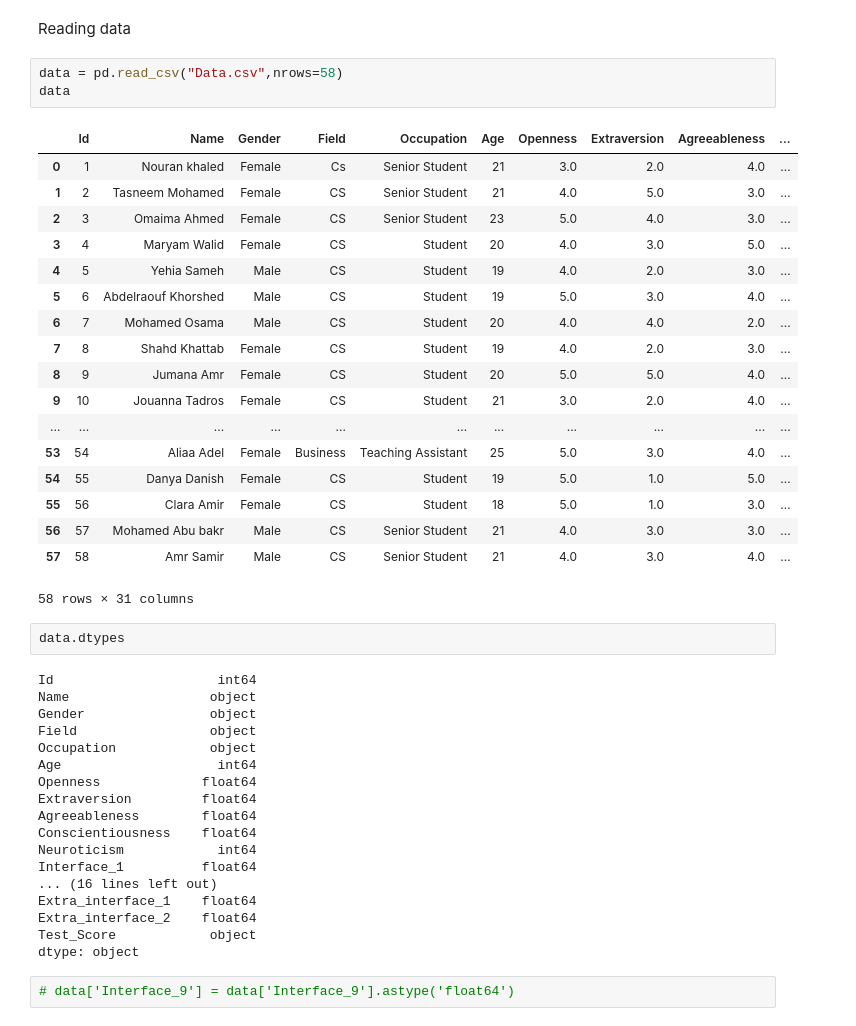
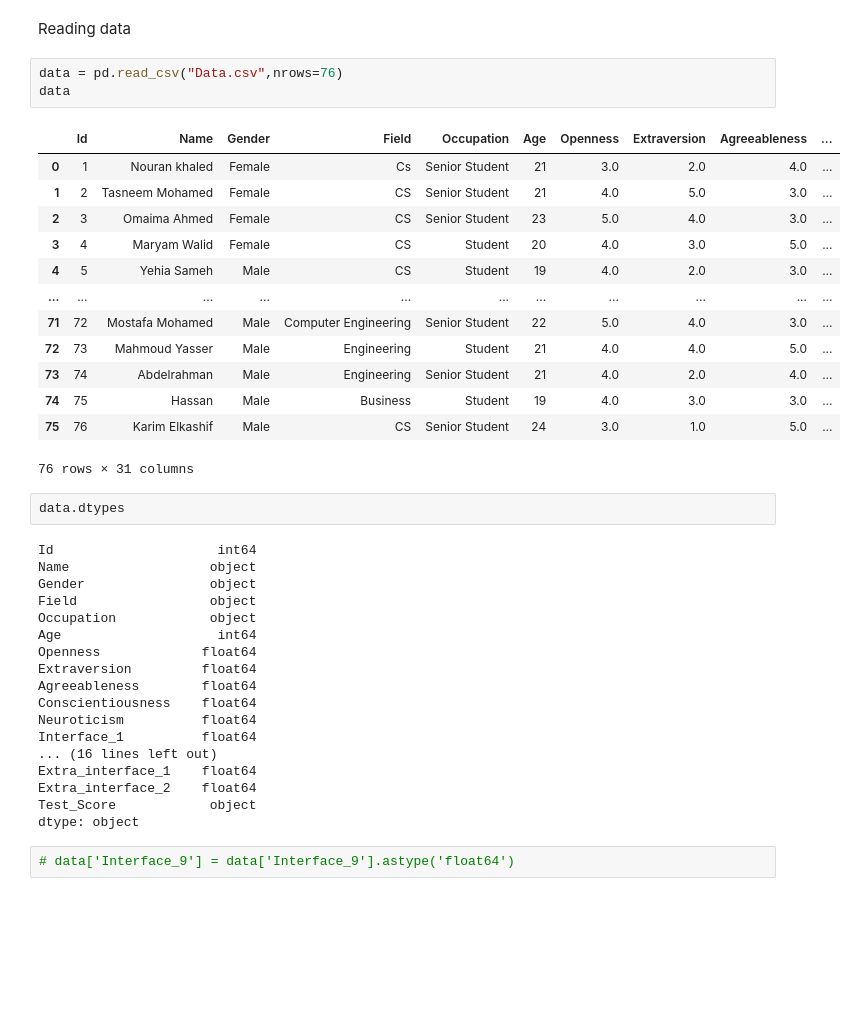
Before and after one commit to Mariamali2001/Bachelor_Project, a Jupyter notebook: Project.ipynb, the cells around one changed output. Saved outputs shown, nothing was run; the diff lists cells and outputs as text; blank space fills up the shorter version.

```diff
--- a/Project.ipynb
+++ b/Project.ipynb
@@ -25,27 +25,22 @@ from sklearn.tree import DecisionTreeClassifier
 # %% [markdown]
 Reading data
 # %%
-data = pd.read_csv("Data.csv",nrows=58)
+data = pd.read_csv("Data.csv",nrows=76)
 data
 # %% [output]
 |  | Id | Name | Gender | Field | Occupation | Age | Openness | Extraversion | Agreeableness | ... |
 | 0 | 1 | Nouran khaled | Female | Cs | Senior Student | 21 | 3.0 | 2.0 | 4.0 | ... |
 | 1 | 2 | Tasneem Mohamed | Female | CS | Senior Student | 21 | 4.0 | 5.0 | 3.0 | ... |
 | 2 | 3 | Omaima Ahmed | Female | CS | Senior Student | 23 | 5.0 | 4.0 | 3.0 | ... |
 | 3 | 4 | Maryam Walid | Female | CS | Student | 20 | 4.0 | 3.0 | 5.0 | ... |
 | 4 | 5 | Yehia Sameh | Male | CS | Student | 19 | 4.0 | 2.0 | 3.0 | ... |
-| 5 | 6 | Abdelraouf Khorshed | Male | CS | Student | 19 | 5.0 | 3.0 | 4.0 | ... |
-| 6 | 7 | Mohamed Osama | Male | CS | Student | 20 | 4.0 | 4.0 | 2.0 | ... |
-| 7 | 8 | Shahd Khattab | Female | CS | Student | 19 | 4.0 | 2.0 | 3.0 | ... |
-| 8 | 9 | Jumana Amr | Female | CS | Student | 20 | 5.0 | 5.0 | 4.0 | ... |
-| 9 | 10 | Jouanna Tadros | Female | CS | Student | 21 | 3.0 | 2.0 | 4.0 | ... |
 | ... | ... | ... | ... | ... | ... | ... | ... | ... | ... | ... |
-| 53 | 54 | Aliaa Adel | Female | Business | Teaching Assistant | 25 | 5.0 | 3.0 | 4.0 | ... |
-| 54 | 55 | Danya Danish | Female | CS | Student | 19 | 5.0 | 1.0 | 5.0 | ... |
-| 55 | 56 | Clara Amir | Female | CS | Student | 18 | 5.0 | 1.0 | 3.0 | ... |
-| 56 | 57 | Mohamed Abu bakr | Male | CS | Senior Student | 21 | 4.0 | 3.0 | 3.0 | ... |
-| 57 | 58 | Amr Samir | Male | CS | Senior Student | 21 | 4.0 | 3.0 | 4.0 | ... |
+| 71 | 72 | Mostafa Mohamed | Male | Computer Engineering | Senior Student | 22 | 5.0 | 4.0 | 3.0 | ... |
+| 72 | 73 | Mahmoud Yasser | Male | Engineering | Student | 21 | 4.0 | 4.0 | 5.0 | ... |
+| 73 | 74 | Abdelrahman | Male | Engineering | Senior Student | 21 | 4.0 | 2.0 | 4.0 | ... |
+| 74 | 75 | Hassan | Male | Business | Student | 19 | 4.0 | 3.0 | 3.0 | ... |
+| 75 | 76 | Karim Elkashif | Male | CS | Senior Student | 24 | 3.0 | 1.0 | 5.0 | ... |
-58 rows × 31 columns
+76 rows × 31 columns
 # %%
 data.dtypes
 # %% [output]
@@ -59,7 +54,7 @@ Openness             float64
 Extraversion         float64
 Agreeableness        float64
 Conscientiousness    float64
-Neuroticism            int64
+Neuroticism          float64
 Interface_1          float64
 ... (16 lines left out)
 Extra_interface_1    float64
```
Also changed, not shown: parts of 44 cells of this notebook, 1 other file.
